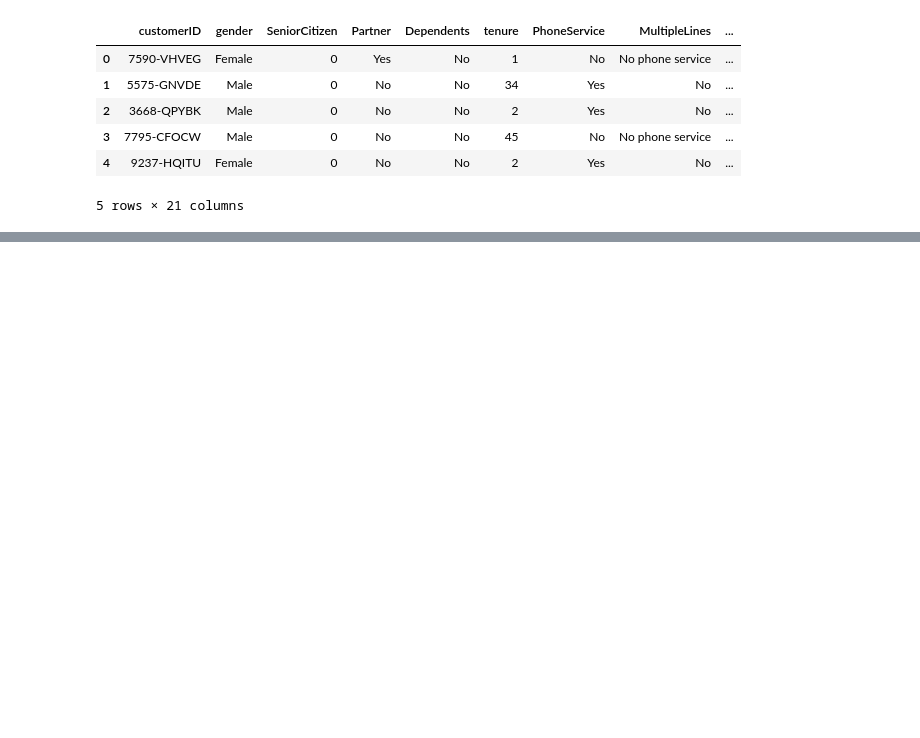
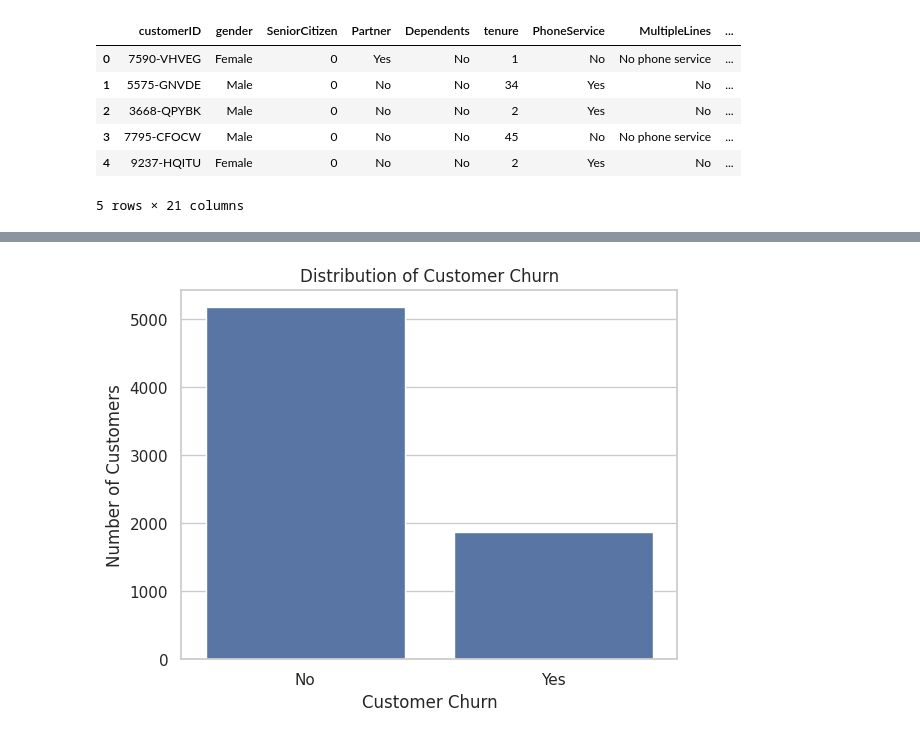
Before and after one commit to Tharul-Fernando/CM2604-Telco-Customer-Churn, a Jupyter notebook: 01_EDA_Telco_Churn.ipynb, the cells around one changed output, grey strips where cells are left out. Saved outputs shown, nothing was run; the diff lists cells and outputs as text; code cells hidden in the pictures; blank space fills up the shorter version.

Commit message:
Created using Colab: Complete Exploratory Data Analysis and Document Findings.

```diff
--- a/01_EDA_Telco_Churn.ipynb
+++ b/01_EDA_Telco_Churn.ipynb
@@ -35,0 +198,14 @@ display(df.head())
+# %%
+sns.countplot(
+    data = df,
+    x = "Churn",
+    order = ["No", "Yes"]
+)
+
+plt.title("Distribution of Customer Churn")
+plt.xlabel("Customer Churn")
+plt.ylabel("Number of Customers")
+
+plt.show()
+# %% [output]
+[figure, added]
```
Also changed, not shown: parts of 19 cells of this notebook.
